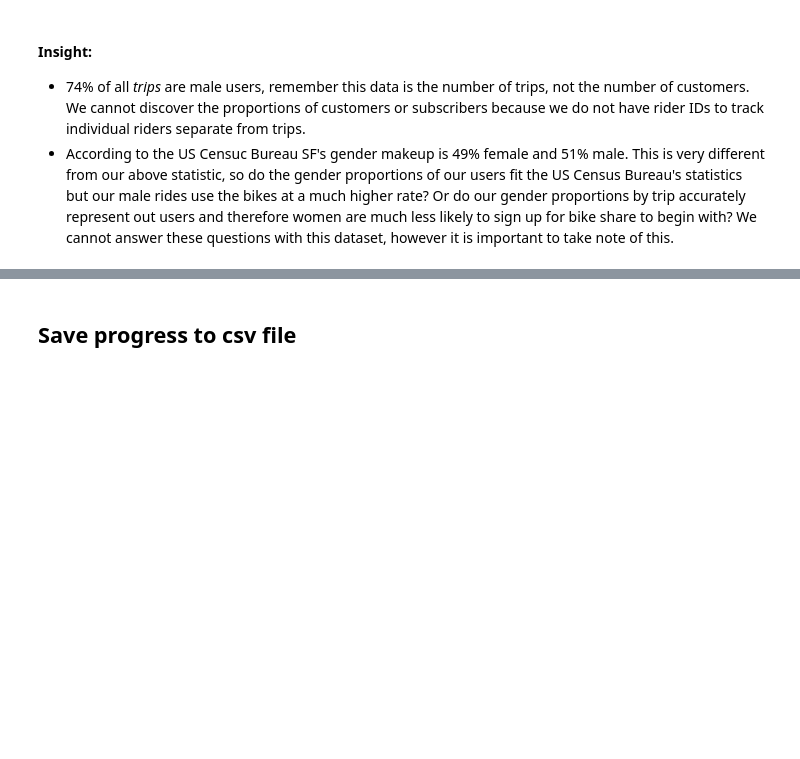
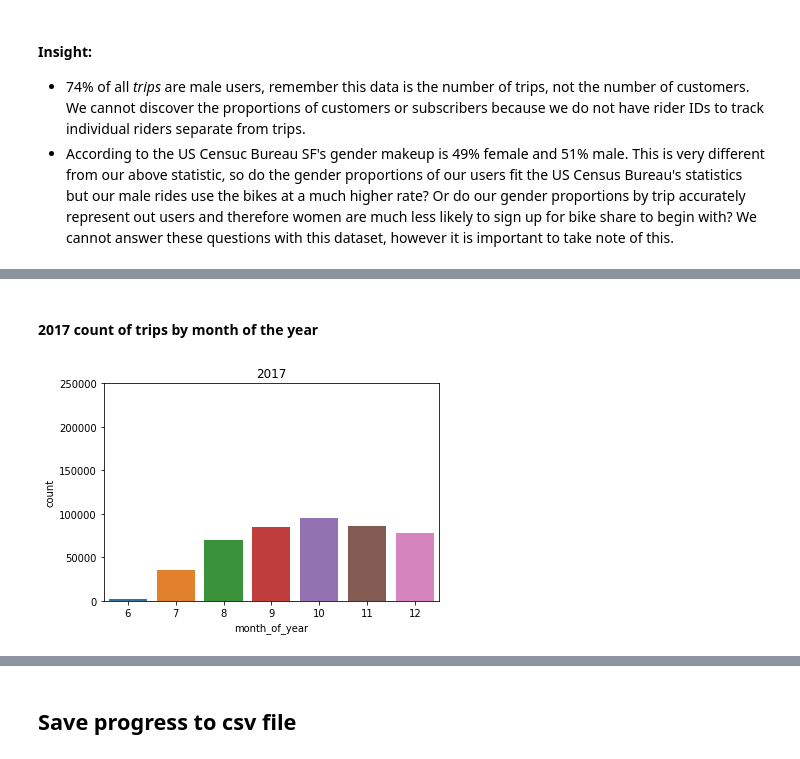
Before and after one commit to mga321/ford_gobike, a Jupyter notebook: ford-go-bike-exploratory-analysis.ipynb, the cells around one changed output, grey strips where cells are left out. Saved outputs shown, nothing was run; the diff lists cells and outputs as text; code cells hidden in the pictures; blank space fills up the shorter version.

Commit message:
Restructure univariate month of year analysis

```diff
--- a/ford-go-bike-exploratory-analysis.ipynb
+++ b/ford-go-bike-exploratory-analysis.ipynb
@@ -340,0 +380,3 @@ len(df.query('member_gender == "Female"'))/len(df)
+# %%
+# Create new column for year
+df['year'] = df['start_time'].dt.year
@@ -340,0 +400,10 @@ len(df.query('member_gender == "Female"'))/len(df)
+# %%
+# Copy df 3 times, one for each year
+df_2017 = df.copy()
+df_2018 = df.copy()
+df_2019 = df.copy()
+# %%
+# Query to keep only records pertaining to each year
+df_2017 = df_2017.query('year == 2017')
+df_2018 = df_2018.query('year == 2018')
+df_2019 = df_2019.query('year == 2019')
@@ -340,0 +426,8 @@ len(df.query('member_gender == "Female"'))/len(df)
+# %% [markdown]
+#### 2017 count of trips by month of the year
+# %%
+sns.countplot(data = df_2017, x = 'month_of_year');
+plt.title('2017')
+plt.ylim(0, 250000);
+# %% [output]
+[figure, added]
```
Also changed, not shown: parts of 45 cells of this notebook.
